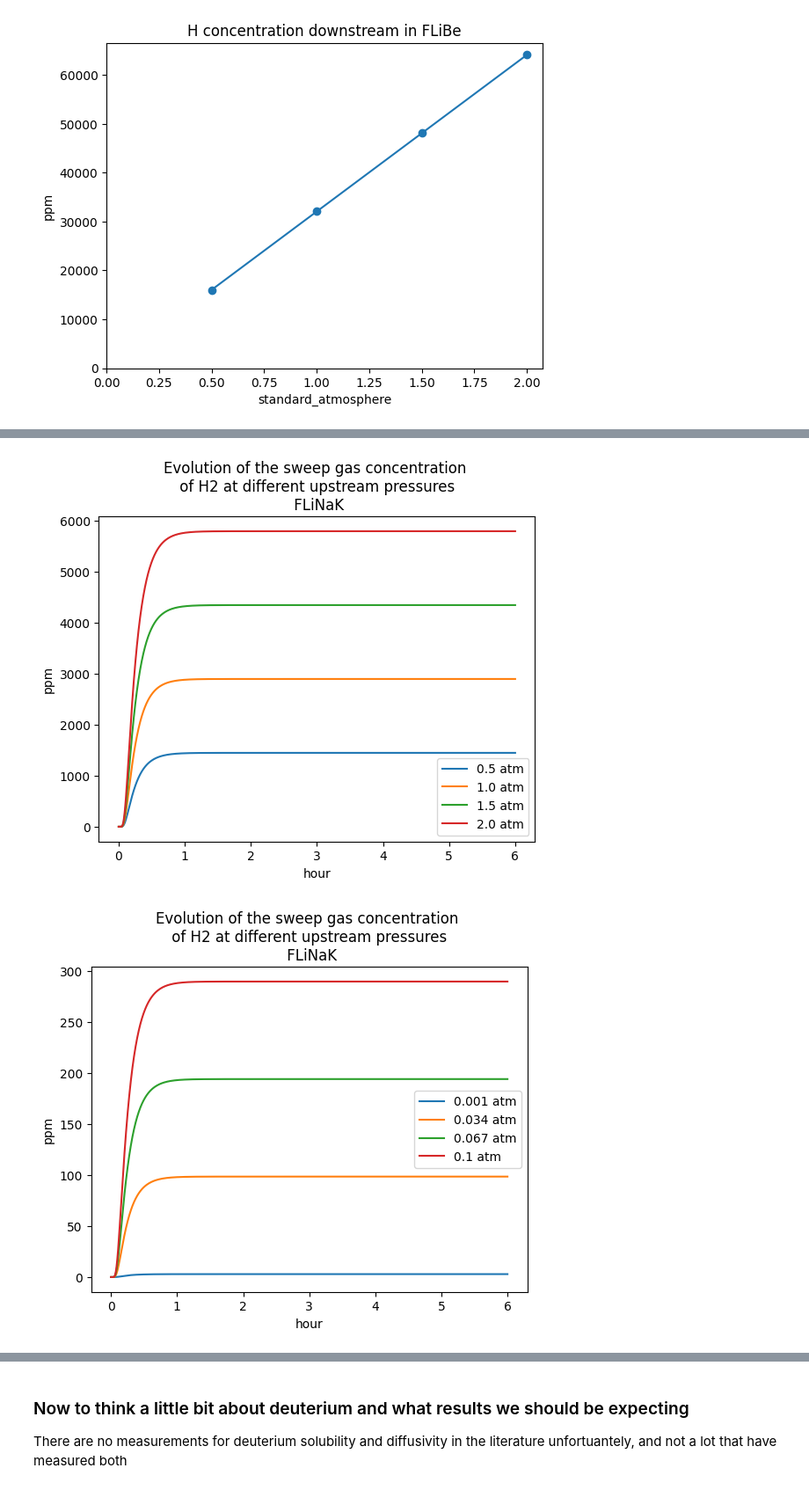
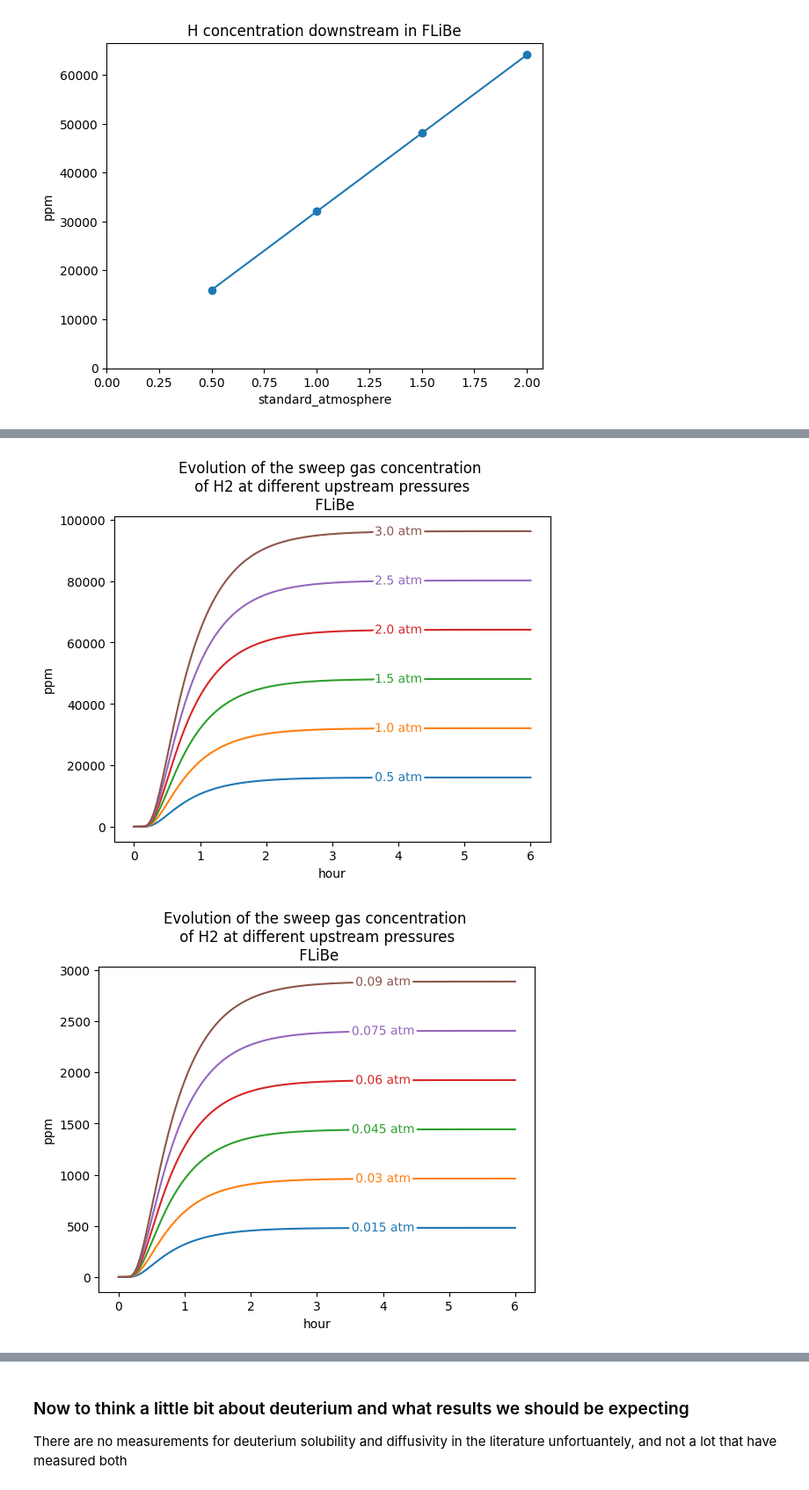
Before and after one commit to RemDelaporteMathurin/hyperion, a Jupyter notebook: permeation_analytics.ipynb, the cells around one changed output, grey strips where cells are left out. Shown at 88% size. Saved outputs shown, nothing was run; the diff lists cells and outputs as text; code cells hidden in the pictures.

Commit message:
changed pressures

```diff
--- a/permeation_analytics.ipynb
+++ b/permeation_analytics.ipynb
@@ -175,3 +175,26 @@ plt.show()
 # %% [output]
 [figure]
 [figure]
+# %%
+from labellines import labelLine, labelLines
+
+
+t_array = np.linspace(0, 6, num=500) * htm.ureg.h
+
+T = (700+273.15) * htm.ureg.K
+higher_pressures = np.linspace(0.5, 3, num=6) * htm.ureg.atm # Represents pure hydrogen gas
+lower_pressures = higher_pressures * 0.03 # Represents the 3% hydrogen mixture
+
+for pressures in [higher_pressures, lower_pressures]:
+    plt.figure()
+    fluxes=[]
+    concentrations = []
+    for P_up in pressures:
+        flux = downstream_flux(t_array, P_up, perm_fukada.value(T), L, D_fukada.value(T))
+        concentration = ((flux*area)/sweep_rate*MOLAR_MASS_H2).to(htm.ureg.mg*htm.ureg.meter**-3)
+        concentration = ((concentration*MOLAR_VOL_RT/MOLAR_MASS_H2).to(htm.ureg.ppm))
+        concentration[0] = 0
+        plt.plot(t_array, concentration, label=f"{P_up:~P}")
+    labelLines(plt.gca().get_lines(), xvals=[3.25] * 6)
+    #plt.legend()
+    plt.title("Evolution of the sweep gas concentration \n of H2 at different upstream pressures \n FLiNaK")
@@ -178,22 +204,23 @@ plt.show()
 # %%
 t_array = np.linspace(0, 6, num=500) * htm.ureg.h
 
 T = (700+273.15) * htm.ureg.K
-higher_pressures = np.linspace(0.5, 2, num=4) * htm.ureg.atm
-lower_pressures = np.linspace(0.001, 0.1, num=4) * htm.ureg.atm
+higher_pressures = np.linspace(0.5, 3, num=6) * htm.ureg.atm # Pure hydrogen
+lower_pressures = higher_pressures * 0.03 # 3% hydrogen-argon mixture
 
 for pressures in [higher_pressures, lower_pressures]:
     plt.figure()
     fluxes=[]
     concentrations = []
     for P_up in pressures:
-        flux = downstream_flux(t_array, P_up, perm_fukada.value(T), L, D_fukada.value(T))
+        flux = downstream_flux(t_array, P_up, perm_calderoni.value(T), L, D_calderoni.value(T))
         concentration = ((flux*area)/sweep_rate*MOLAR_MASS_H2).to(htm.ureg.mg*htm.ureg.meter**-3)
         concentration = ((concentration*MOLAR_VOL_RT/MOLAR_MASS_H2).to(htm.ureg.ppm))
         concentration[0] = 0
         plt.plot(t_array, concentration, label=f"{P_up:~P}")
-    plt.legend()
-    plt.title("Evolution of the sweep gas concentration \n of H2 at different upstream pressures \n FLiNaK")
+    labelLines(plt.gca().get_lines(), xvals=[4] * 6)\
+    #plt.legend()
+    plt.title("Evolution of the sweep gas concentration \n of H2 at different upstream pressures \n FLiBe")
 # %% [output]
-[figure, old version]
+[figure, new version]
-[figure, old version]
+[figure, new version]
```
Also changed, not shown: parts of 2 cells of this notebook.
